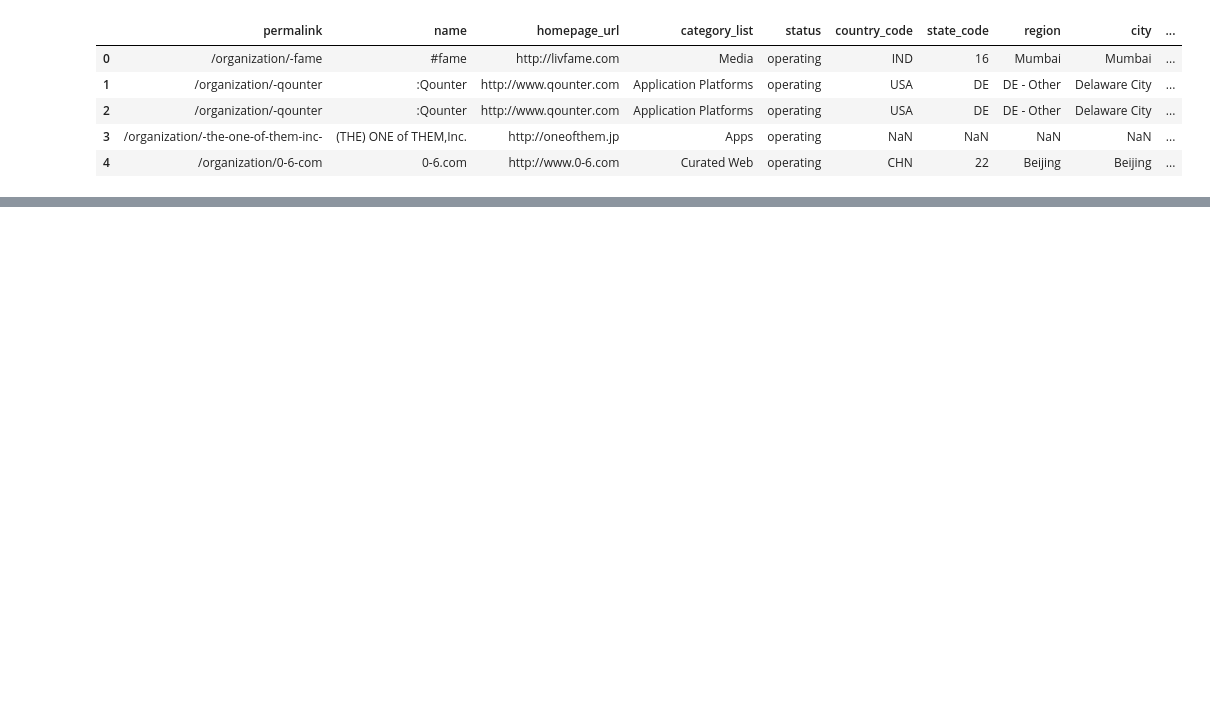
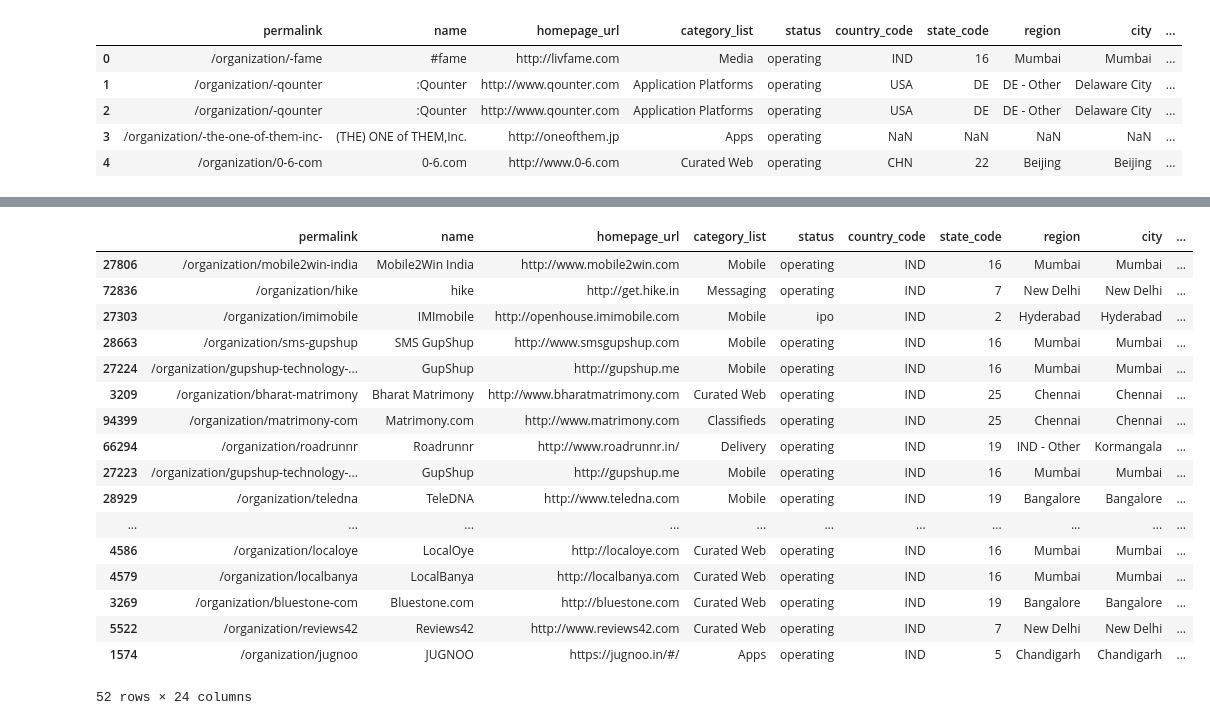
Before and after one commit to mrmankeshraj/PG_Diploma_in_Machine_Learning_and_AI, a Jupyter notebook: Course 2 - Statistics Essentials/Investment Assignment/Investment Assignment Solution.ipynb, the cells around one changed output, grey strips where cells are left out. Cells and saved outputs as stored; diff of their text form; code cells hidden in the pictures; blank space fills up the shorter version.

```diff
--- a/Course 2 - Statistics Essentials/Investment Assignment/Investment Assignment Solution.ipynb
+++ b/Course 2 - Statistics Essentials/Investment Assignment/Investment Assignment Solution.ipynb
@@ -350,0 +331,3 @@ mapping.loc[]
+# %%
+c3 = df_final.loc[(df_final["country_code"] == "IND") & (df_final["funding_round_type"] == "venture") & (df_final["raised_amount_usd"].between(5000000, 15000000))]
+c3["raised_amount_usd"].sum()
@@ -350,0 +392,10 @@ mapping.loc[]
+# %%
+c3_sec1 = c3.loc[c3["Automotive & Sports"]==1]
+c3_sec2 = c3.loc[c3["Cleantech / Semiconductors"]==1]
+c3_sec3 = c3.loc[c3["Entertainment"]==1]
+c3_sec4 = c3.loc[c3["Health"]==1]
+c3_sec5 = c3.loc[c3["Manufacturing"]==1]
+c3_sec6 = c3.loc[c3["News, Search and Messaging"]==1]
+c3_sec7 = c3.loc[c3["Others"]==1]
+c3_sec8 = c3.loc[c3["Social, Finance, Analytics, Advertising"]==1]
+c3_sec3.count()
@@ -350,0 +500,21 @@ mapping.loc[]
+# %%
+c3_sec6.sort_values(by=(["raised_amount_usd"]), ascending=False)
+# %% [output]
+|  | permalink | name | homepage_url | category_list | status | country_code | state_code | region | city | ... |
+| 27806 | /organization/mobile2win-india | Mobile2Win India | http://www.mobile2win.com | Mobile | operating | IND | 16 | Mumbai | Mumbai | ... |
+| 72836 | /organization/hike | hike | http://get.hike.in | Messaging | operating | IND | 7 | New Delhi | New Delhi | ... |
+| 27303 | /organization/imimobile | IMImobile | http://openhouse.imimobile.com | Mobile | ipo | IND | 2 | Hyderabad | Hyderabad | ... |
+| 28663 | /organization/sms-gupshup | SMS GupShup | http://www.smsgupshup.com | Mobile | operating | IND | 16 | Mumbai | Mumbai | ... |
+| 27224 | /organization/gupshup-technology-... | GupShup | http://gupshup.me | Mobile | operating | IND | 16 | Mumbai | Mumbai | ... |
+| 3209 | /organization/bharat-matrimony | Bharat Matrimony | http://www.bharatmatrimony.com | Curated Web | operating | IND | 25 | Chennai | Chennai | ... |
+| 94399 | /organization/matrimony-com | Matrimony.com | http://www.matrimony.com | Classifieds | operating | IND | 25 | Chennai | Chennai | ... |
+| 66294 | /organization/roadrunnr | Roadrunnr | http://www.roadrunnr.in/ | Delivery | operating | IND | 19 | IND - Other | Kormangala | ... |
+| 27223 | /organization/gupshup-technology-... | GupShup | http://gupshup.me | Mobile | operating | IND | 16 | Mumbai | Mumbai | ... |
+| 28929 | /organization/teledna | TeleDNA | http://www.teledna.com | Mobile | operating | IND | 19 | Bangalore | Bangalore | ... |
+| ... | ... | ... | ... | ... | ... | ... | ... | ... | ... | ... |
+| 4586 | /organization/localoye | LocalOye | http://localoye.com | Curated Web | operating | IND | 16 | Mumbai | Mumbai | ... |
+| 4579 | /organization/localbanya | LocalBanya | http://localbanya.com | Curated Web | operating | IND | 16 | Mumbai | Mumbai | ... |
+| 3269 | /organization/bluestone-com | Bluestone.com | http://bluestone.com | Curated Web | operating | IND | 19 | Bangalore | Bangalore | ... |
+| 5522 | /organization/reviews42 | Reviews42 | http://www.reviews42.com | Curated Web | operating | IND | 7 | New Delhi | New Delhi | ... |
+| 1574 | /organization/jugnoo | JUGNOO | https://jugnoo.in/#/ | Apps | operating | IND | 5 | Chandigarh | Chandigarh | ... |
+52 rows × 24 columns
```
Also changed, not shown: parts of 49 cells of this notebook, 1 other file.
